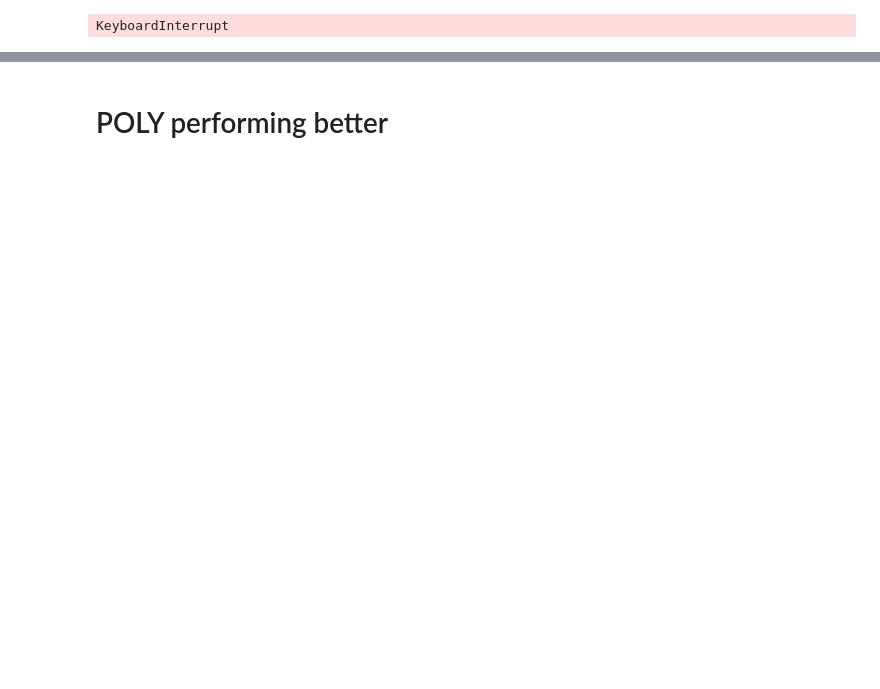
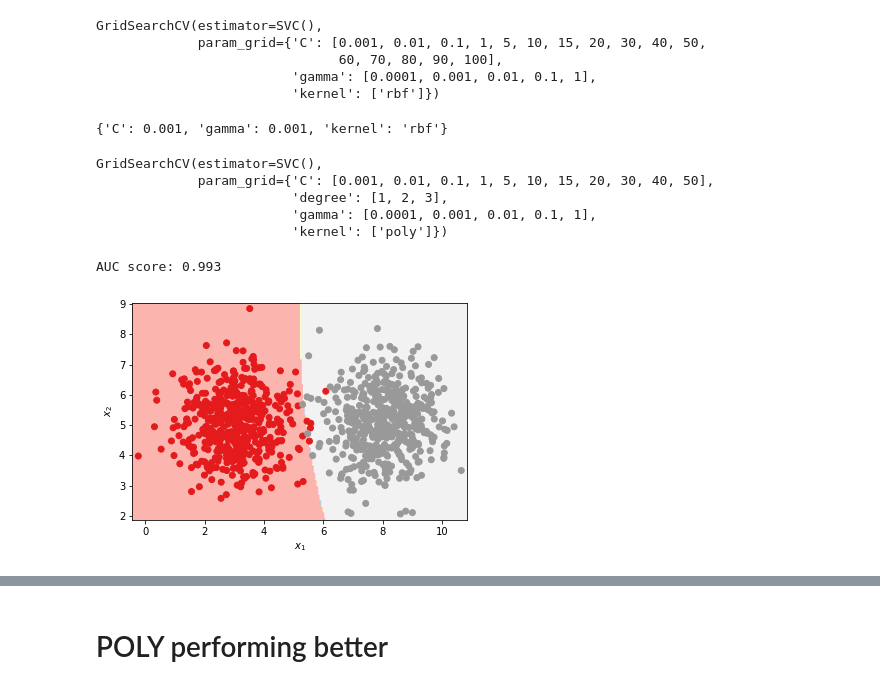
Before and after one commit to MBorgesT/ML_Assignment, a Jupyter notebook: RBF_vs_POLYNOMIAL.ipynb, the cells around one changed output, grey strips where cells are left out. Saved outputs shown, nothing was run; the diff lists cells and outputs as text; code cells hidden in the pictures; blank space fills up the shorter version.

```diff
--- a/RBF_vs_POLYNOMIAL.ipynb
+++ b/RBF_vs_POLYNOMIAL.ipynb
@@ -44 +43,18 @@ grid.best_params_
+# %%
+param_grid_rbf = {'C': [0.001,0.01,0.1,1,5,10,15,20,30,40,50,60,70,80,90,100],
+                  'kernel': ['rbf'],
+                  'gamma': [0.0001, 0.001, 0.01, 0.1, 1]}
+
+grid_rbf = GridSearchCV(SVC(), param_grid_rbf)
+grid_rbf.fit(X_train, y_train)
+# %% [output]
+GridSearchCV(estimator=SVC(),
+             param_grid={'C': [0.001, 0.01, 0.1, 1, 5, 10, 15, 20, 30, 40, 50,
+                               60, 70, 80, 90, 100],
+                         'gamma': [0.0001, 0.001, 0.01, 0.1, 1],
+                         'kernel': ['rbf']})
+# %%
+grid_rbf.best_params_
+# %% [output]
+{'C': 0.001, 'gamma': 0.001, 'kernel': 'rbf'}
 # %%
@@ -46,11 +65,15 @@ model_rbf = SVC(kernel='rbf', random_state=42, C=40, gamma=1)
 # %%
-param_grid = {'C': [0.001,0.01,0.1,1,5,10,15,20,30, 40, 50, 60,70,80,90,100],
-              'kernel': ['poly'],
-              'gamma': [0.0001, 0.001, 0.01, 0.1, 0.5, 1, 3, 5, 7, 10],
-              'degree': [1, 2, 3]}
+param_grid_poly = {'C': [0.001,0.01,0.1,1,5,10,15,20,30, 40, 50],
+                   'kernel': ['poly'],
+                   'gamma': [0.0001, 0.001, 0.01, 0.1, 1],
+                   'degree': [1, 2, 3]}
 
 
-grid = GridSearchCV(SVC(), param_grid)
-grid.fit(X_train, y_train)
+grid_poly = GridSearchCV(SVC(), param_grid_poly)
+grid_poly.fit(X_train, y_train)
 # %% [output]
-KeyboardInterrupt
+GridSearchCV(estimator=SVC(),
+             param_grid={'C': [0.001, 0.01, 0.1, 1, 5, 10, 15, 20, 30, 40, 50],
+                         'degree': [1, 2, 3],
+                         'gamma': [0.0001, 0.001, 0.01, 0.1, 1],
+                         'kernel': ['poly']})
@@ -59,5 +80,12 @@ grid.best_params_
 # %%
-model_poly = SVC(kernel='poly', degree=2, random_state=42)
+model_poly = SVC(kernel='poly',
+                 degree=grid_poly.best_params_['degree'],
+                 C=grid_poly.best_params_['C'],
+                 gamma=grid_poly.best_params_['gamma'],
+                 random_state=42)
 # %%
-test_model(model_poly, X_rbf, y_rbf)
+test_model(model_poly, X_poly, y_poly)
+# %% [output]
+AUC score: 0.993
+[figure, added]
 # %%
```
Also changed, not shown: parts of 25 cells of this notebook, 2 other files.
